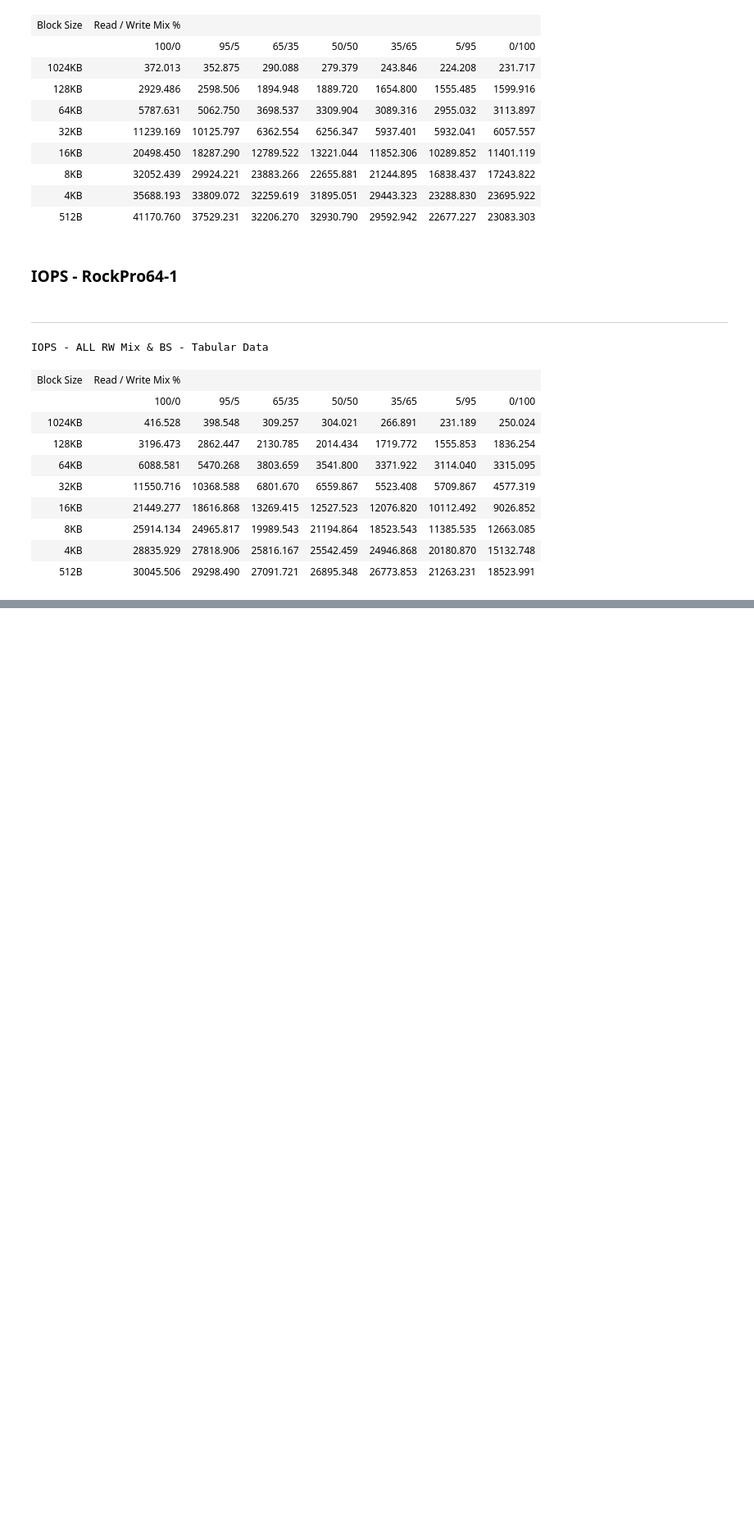
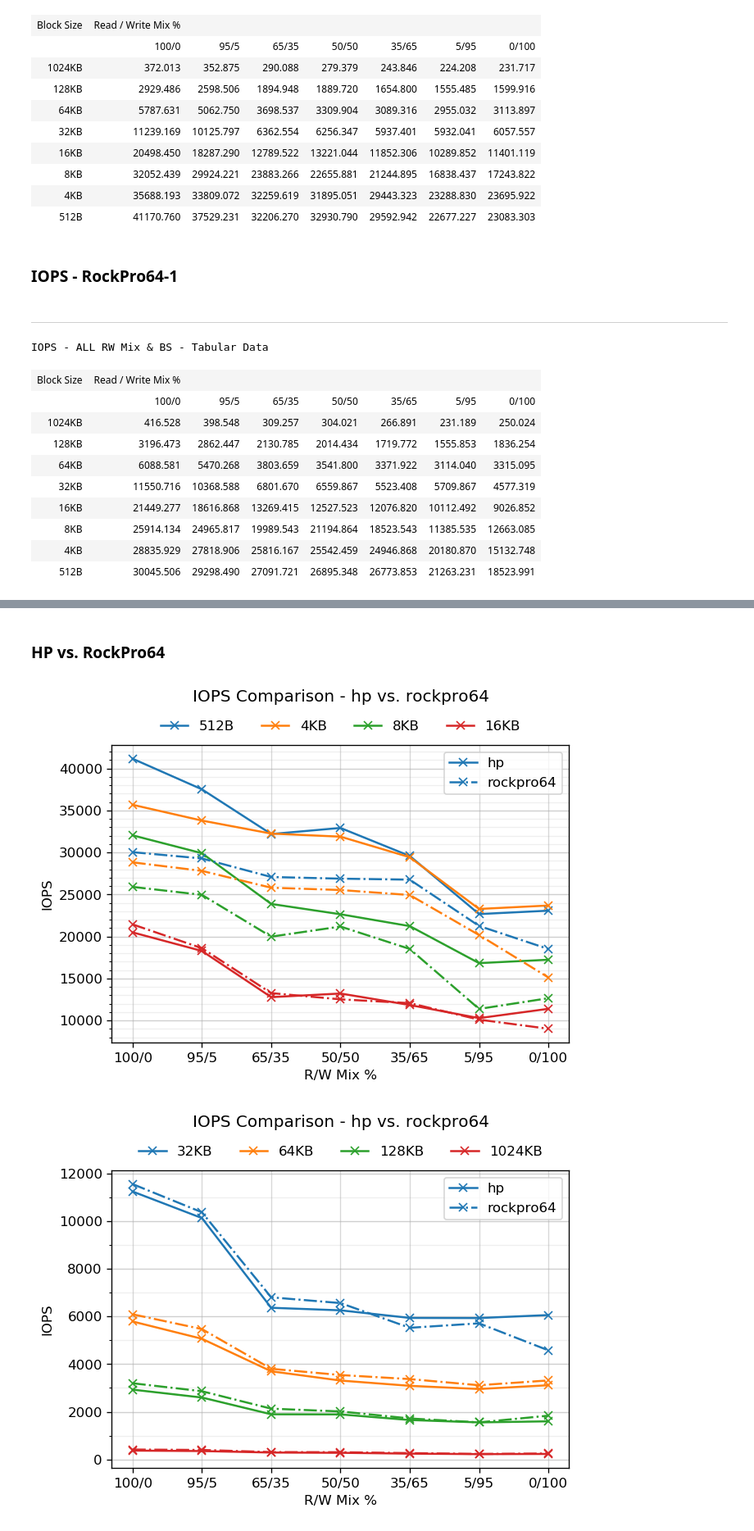
Before and after one commit to ljishen/SSSPT, a Jupyter notebook: analysis/notebooks/iops_comparison.ipynb, the cells around one changed output, grey strips where cells are left out. Shown: that part at 82% size. Drawn from its saved outputs; the diff is of its cells as text; code cells hidden in the pictures; blank space fills up the shorter version.

Commit message:
Add IOPS comparison plots

```diff
--- a/analysis/notebooks/iops_comparison.ipynb
+++ b/analysis/notebooks/iops_comparison.ipynb
@@ -38,0 +113,12 @@ IOPS - ALL RW Mix & BS - Tabular Data
+# %% [markdown]
+### HP vs. RockPro64
+# %%
+plot_iops_comp({
+    'hp':        {_DIR: 'hp/iops/2',
+                  _MARKER: '-x'},
+    'rockpro64': {_DIR: 'rockpro64/iops/1',
+                  _MARKER: '-.x'}
+})
+# %% [output]
+[figure, added]
+[figure, added]
```
Also changed, not shown: parts of 5 cells of this notebook, 2 other files.
